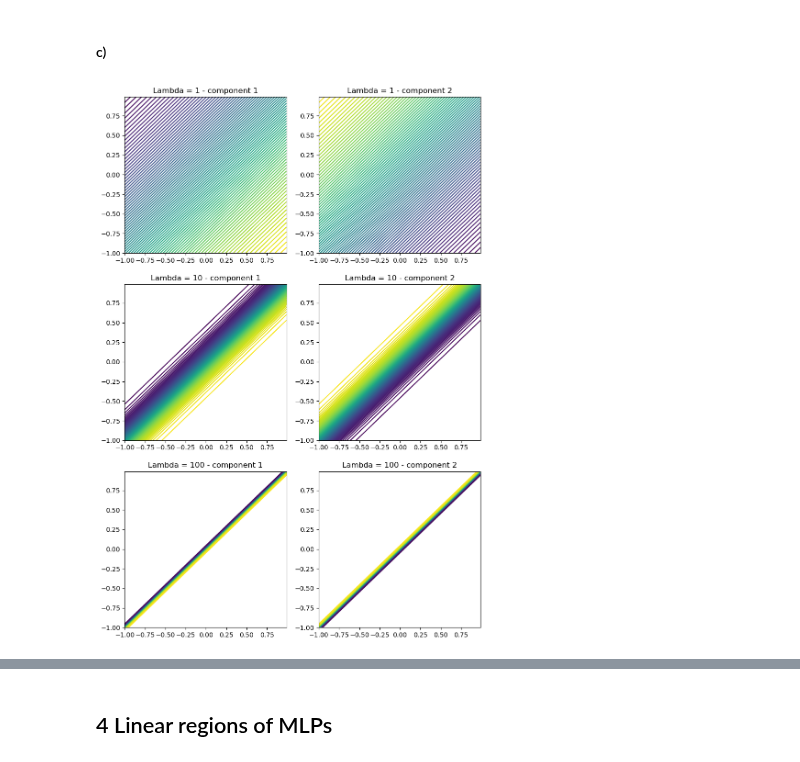
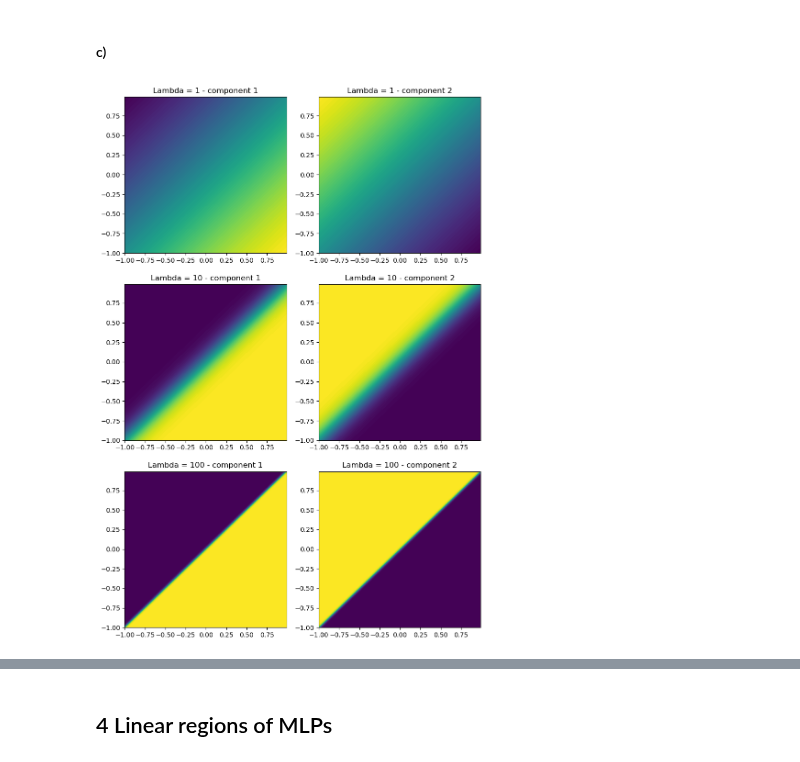
Before and after one commit to Claitos/mlph_w24, a Jupyter notebook: sheet05/Exercise05_Kusch_Reckermann_Weinreich.ipynb, the cells around one changed output, grey strips where cells are left out. Cells and saved outputs as stored; diff of their text form; code cells hidden in the pictures.

```diff
--- a/sheet05/Exercise05_Kusch_Reckermann_Weinreich.ipynb
+++ b/sheet05/Exercise05_Kusch_Reckermann_Weinreich.ipynb
@@ -150,18 +152,18 @@ for i in range(3):
 # %%
 values0 = np.zeros((len(s1), len(s2), len(lambdas)))
 values1 = np.zeros((len(s1), len(s2), len(lambdas)))
 
 for i,a in enumerate(s1):
     for j,b in enumerate(s2):
         for k,l in enumerate(lambdas):
             values0[i,j,k] = softmax(np.array([a, b]), l)[0]
             values1[i,j,k] = softmax(np.array([a, b]), l)[1]
 
 fig, ax = plt.subplots(3, 2, figsize=(10, 15))
 for i in range(3):
-    ax[i,0].contour(s1, s2, values0[:,:,i].T, levels=100)
+    ax[i,0].contourf(s1, s2, values0[:,:,i].T, levels=100)
     ax[i,0].set_title(f"Lambda = {lambdas[i]} - component 1")
-    ax[i,1].contour(s1, s2, values1[:,:,i].T, levels=100)
+    ax[i,1].contourf(s1, s2, values1[:,:,i].T, levels=100)
     ax[i,1].set_title(f"Lambda = {lambdas[i]} - component 2")
 # %% [output]
-[figure, old version]
+[figure, new version]
```
Also changed, not shown: parts of 2 cells of this notebook.
